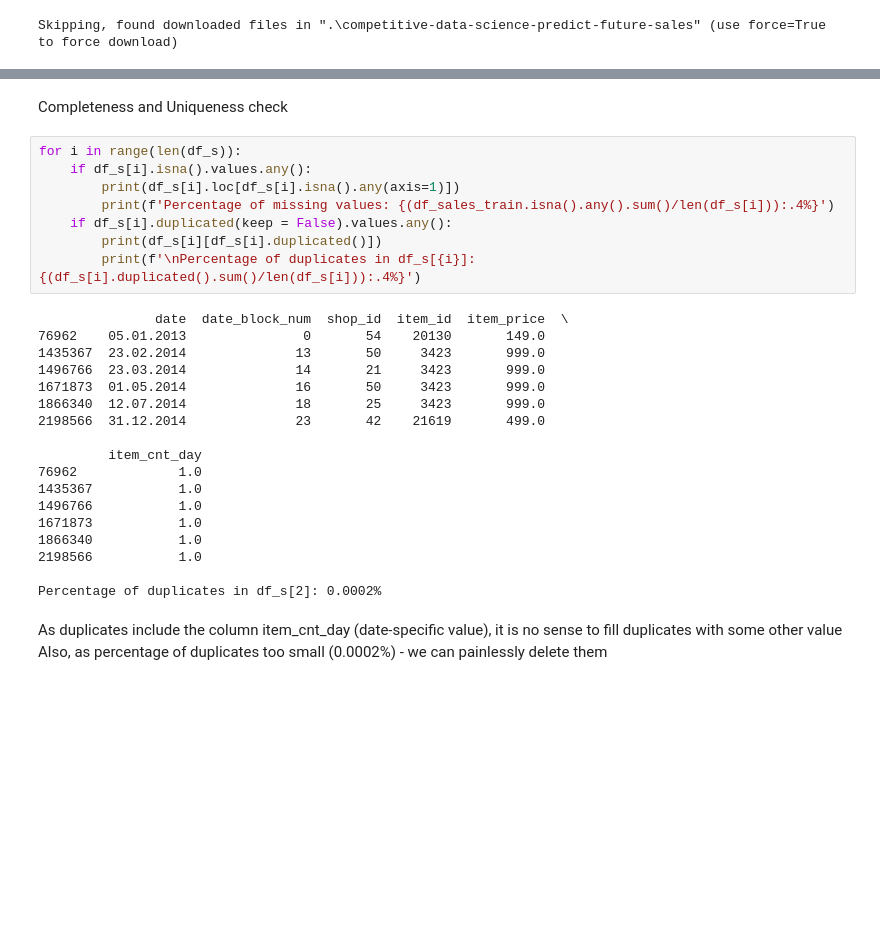
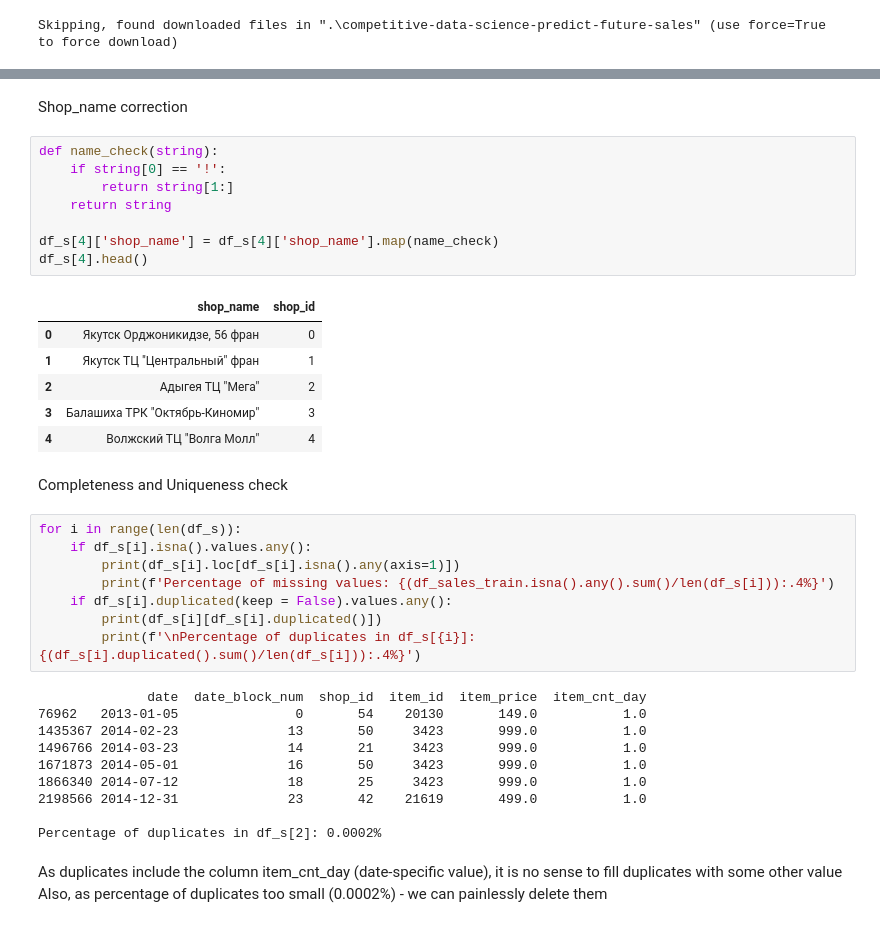
Before and after one commit to YPolina/Trainee, a Jupyter notebook: DS.ipynb, the cells around one changed output, grey strips where cells are left out. Saved outputs shown, nothing was run; the diff lists cells and outputs as text; blank space fills up the shorter version.

Commit message:
DS-1.1 DQC Changes: - Updated Validity check (moved in part before isna and duplicates detection) - Inconsistency Check

```diff
--- a/DS.ipynb
+++ b/DS.ipynb
@@ -20,3 +71,20 @@ Skipping, found downloaded files in ".\competitive-data-science-predict-future-s
+# %% [markdown]
+Shop_name correction
+# %%
+def name_check(string):
+    if string[0] == '!':
+        return string[1:]
+    return string
+
+df_s[4]['shop_name'] = df_s[4]['shop_name'].map(name_check)
+df_s[4].head()
+# %% [output]
+|  | shop_name | shop_id |
+| 0 | Якутск Орджоникидзе, 56 фран | 0 |
+| 1 | Якутск ТЦ "Центральный" фран | 1 |
+| 2 | Адыгея ТЦ "Мега" | 2 |
+| 3 | Балашиха ТРК "Октябрь-Киномир" | 3 |
+| 4 | Волжский ТЦ "Волга Молл" | 4 |
 # %% [markdown]
 Completeness and Uniqueness check
 # %%
@@ -28,21 +96,13 @@ for i in range(len(df_s)):
         print(df_s[i][df_s[i].duplicated()])
         print(f'\nPercentage of duplicates in df_s[{i}]: {(df_s[i].duplicated().sum()/len(df_s[i])):.4%}')
 # %% [output]
-               date  date_block_num  shop_id  item_id  item_price  \
-76962    05.01.2013               0       54    20130       149.0
-1435367  23.02.2014              13       50     3423       999.0
-1496766  23.03.2014              14       21     3423       999.0
-1671873  01.05.2014              16       50     3423       999.0
-1866340  12.07.2014              18       25     3423       999.0
-2198566  31.12.2014              23       42    21619       499.0
-
-         item_cnt_day
-76962             1.0
-1435367           1.0
-1496766           1.0
-1671873           1.0
-1866340           1.0
-2198566           1.0
+              date  date_block_num  shop_id  item_id  item_price  item_cnt_day
+76962   2013-01-05               0       54    20130       149.0           1.0
+1435367 2014-02-23              13       50     3423       999.0           1.0
+1496766 2014-03-23              14       21     3423       999.0           1.0
+1671873 2014-05-01              16       50     3423       999.0           1.0
+1866340 2014-07-12              18       25     3423       999.0           1.0
+2198566 2014-12-31              23       42    21619       499.0           1.0
 
 Percentage of duplicates in df_s[2]: 0.0002%
 # %% [markdown]
```
Also changed, not shown: parts of 10 cells of this notebook.
